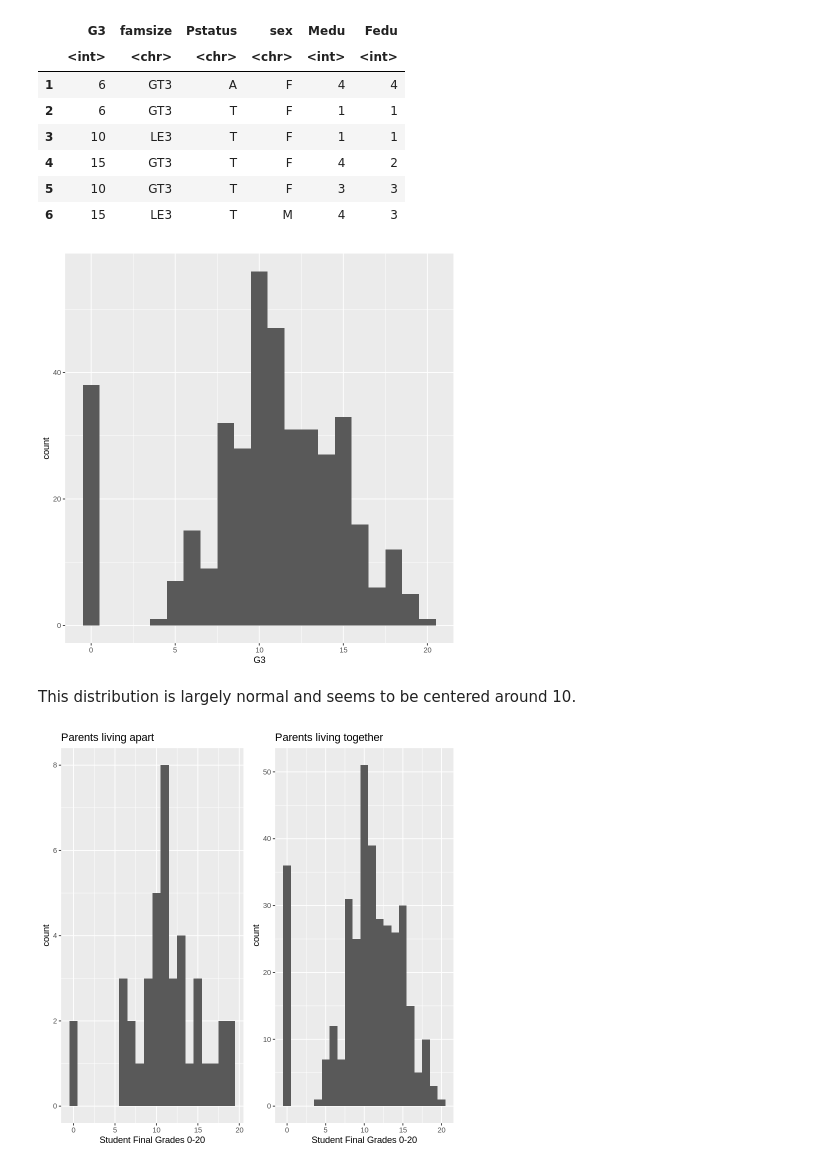
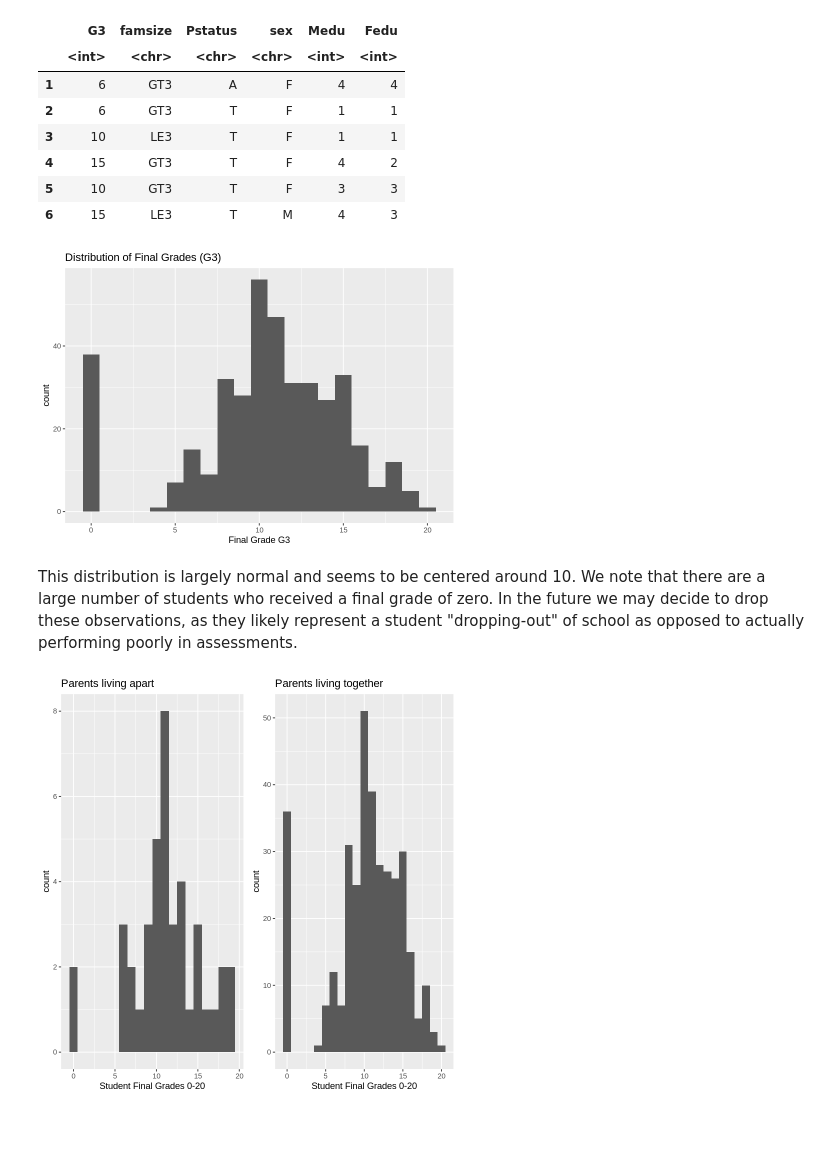
Before and after one commit to aidanmeharg/STAT_201_Project, a Jupyter notebook: proposal.ipynb, the cells around one changed output. Drawn from its saved outputs; the diff is of its cells as text; code cells hidden in the pictures; blank space fills up the shorter version.

Commit message:
added to histogram description

```diff
--- a/proposal.ipynb
+++ b/proposal.ipynb
@@ -67,12 +67,16 @@ A data.frame: 6 × 6
 | 5 | 10 | GT3 | T | F | 3 | 3 |
 | 6 | 15 | LE3 | T | M | 4 | 3 |
 # %%
+options(repr.plot.height = 5)
+
 ggplot(students, aes(x = G3)) +
-    geom_histogram(binwidth = 1)
+    geom_histogram(binwidth = 1) +
+    xlab("Final Grade G3") +
+    ggtitle("Distribution of Final Grades (G3)")
 # %% [output]
-[figure, old version]
+[figure, new version]
 # %% [markdown]
-This distribution is largely normal and seems to be centered around 10.
+This distribution is largely normal and seems to be centered around 10. We note that there are a large number of students who received a final grade of zero. In the future we may decide to drop these observations, as they likely represent a student "dropping-out" of school as opposed to actually performing poorly in assessments.
 # %%
 plots_to_Pstatus <- list()
 
```
